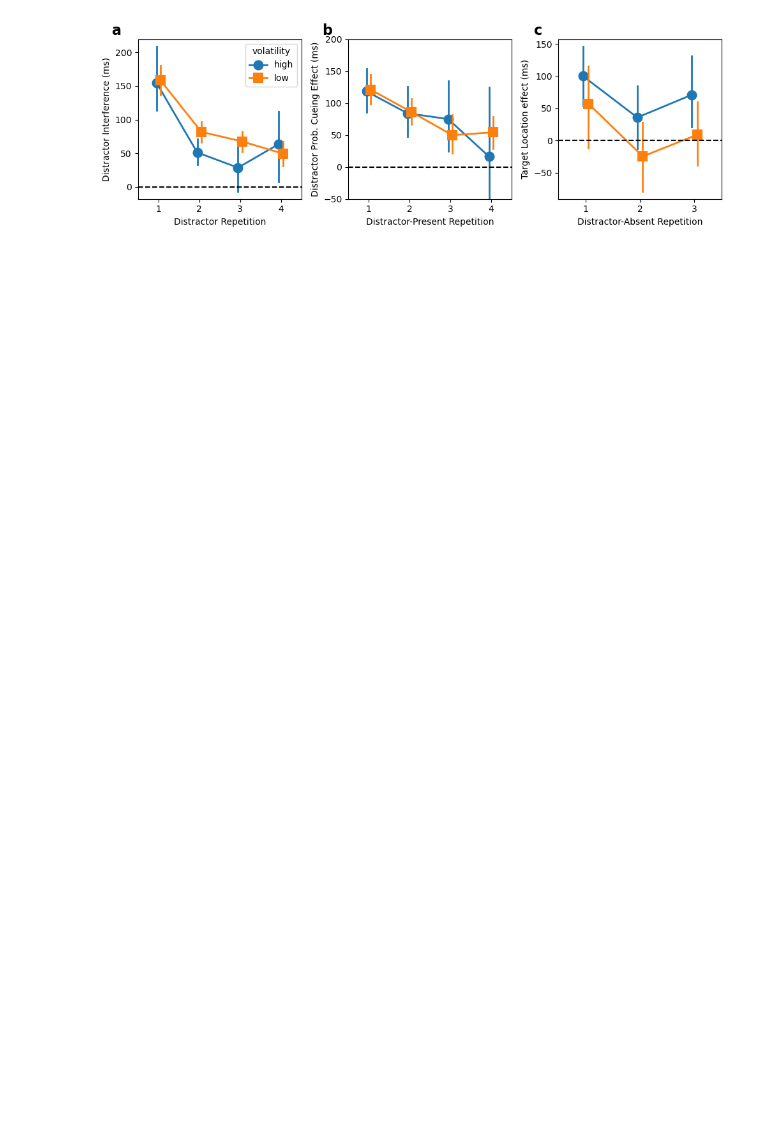
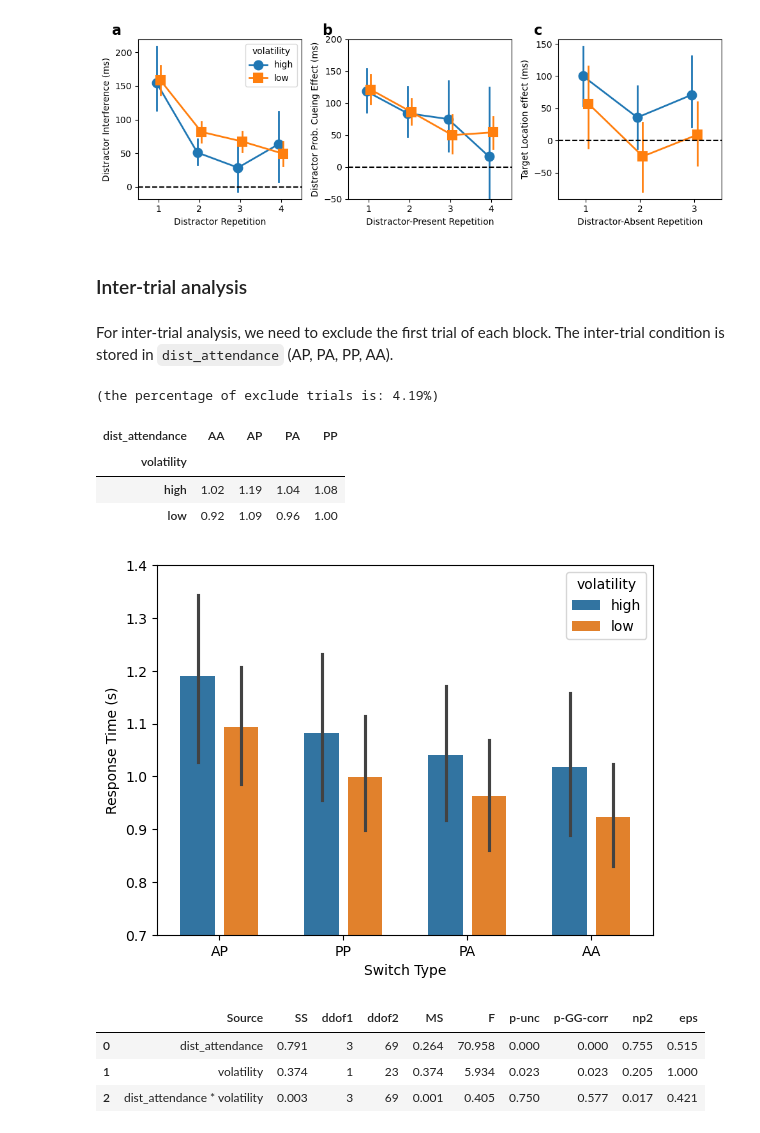
Before and after one commit to msenselab/statistical_learning_with_volatility, a Jupyter notebook: behavior_analysis.ipynb, the cells around one changed output. Drawn from its saved outputs; the diff is of its cells as text; code cells hidden in the pictures; blank space fills up the shorter version.

```diff
--- a/behavior_analysis.ipynb
+++ b/behavior_analysis.ipynb
@@ -587,3 +634,46 @@ fig_rtcost_dist_repe_slope = sns.barplot(data=dat_rep_rt_reg, x='volatility', y=
+# %% [markdown]
+### Inter-trial analysis
+# %% [markdown]
+For inter-trial analysis, we need to exclude the first trial of each block. The inter-trial condition is stored in `dist_attendance` (AP, PA, PP, AA).
+# %%
+# exclude dist_attendance is NaN as True for exclude column without affecting those have already been excluded
+data['exclude'] = data['exclude'] | data['dist_attendance'].isna()
+print(f"(the percentage of exclude trials is: {data.exclude.mean()*100:.2f}%)")
+# %% [output]
+(the percentage of exclude trials is: 4.19%)
+# %%
+# average rt for each sub, volatility, and dist_attendance (switch types) from data
+dist_att_rt = (data.query("exclude == False").
+               groupby(['sub', 'volatility','dist_attendance'])
+               .agg({'rt':'mean', 'correct':'count'})
+               .rename(columns={'correct':'trial_count'})
+               .reset_index())
+
+(dist_att_rt.groupby(['volatility', 'dist_attendance']).rt.mean().
+    reset_index().pivot_table(index=['volatility'],
+                              columns='dist_attendance', values='rt').round(2))
+# %% [output]
+| dist_attendance | AA | AP | PA | PP |
+| volatility |  |  |  |  |
+| high | 1.02 | 1.19 | 1.04 | 1.08 |
+| low | 0.92 | 1.09 | 0.96 | 1.00 |
+# %%
+def plot_switch(ax):
+    sns.barplot(data=dist_att_rt, x='dist_attendance', y='rt', hue='volatility',
+                width=0.7, gap = 0.2, ax = ax, order = ['AP', 'PP', 'PA', 'AA'])
+    # set y-axis range to 0.7 to 1.2
+    ax.set_ylim(0.7, 1.4)
+    ax.set_ylabel('Response Time (s)')
+    ax.set_xlabel('Switch Type')
+
+plot_switch(plt.gca())
+# %% [output]
+[figure, added]
 # %%
-# run paired t-test for slope between volatility types, pair by subject
-pg.pairwise_ttests(dv='slope', within=['volatility'], subject='sub', data=dat_rep_rt_reg,padjust='holm',effsize='cohen').round(3)
+# repeated measures ANOVA for switch type effect and volatility
+pg.rm_anova(dv='rt', within=['dist_attendance', 'volatility'], subject='sub', data=dist_att_rt, detailed=True, effsize='np2').round(3)
+# %% [output]
+|  | Source | SS | ddof1 | ddof2 | MS | F | p-unc | p-GG-corr | np2 | eps |
+| 0 | dist_attendance | 0.791 | 3 | 69 | 0.264 | 70.958 | 0.000 | 0.000 | 0.755 | 0.515 |
+| 1 | volatility | 0.374 | 1 | 23 | 0.374 | 5.934 | 0.023 | 0.023 | 0.205 | 1.000 |
+| 2 | dist_attendance * volatility | 0.003 | 3 | 69 | 0.001 | 0.405 | 0.750 | 0.577 | 0.017 | 0.421 |
```
Also changed, not shown: parts of 49 cells of this notebook, 2 other files.
